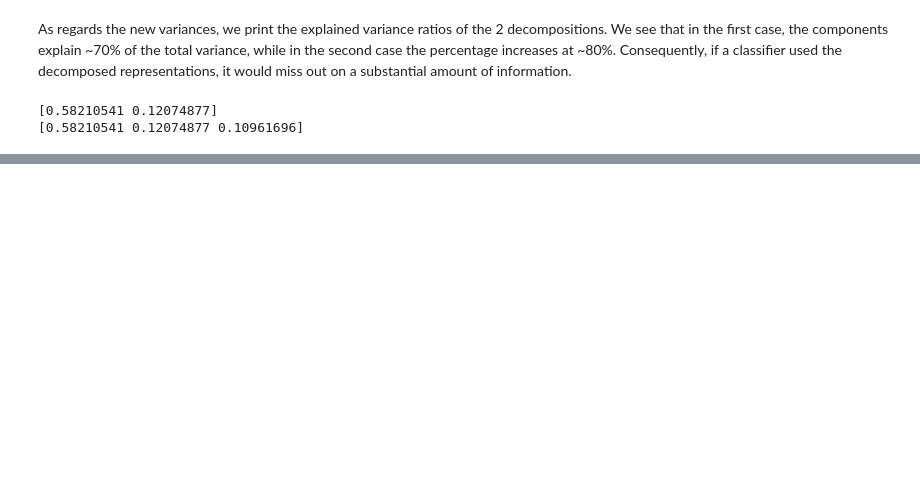
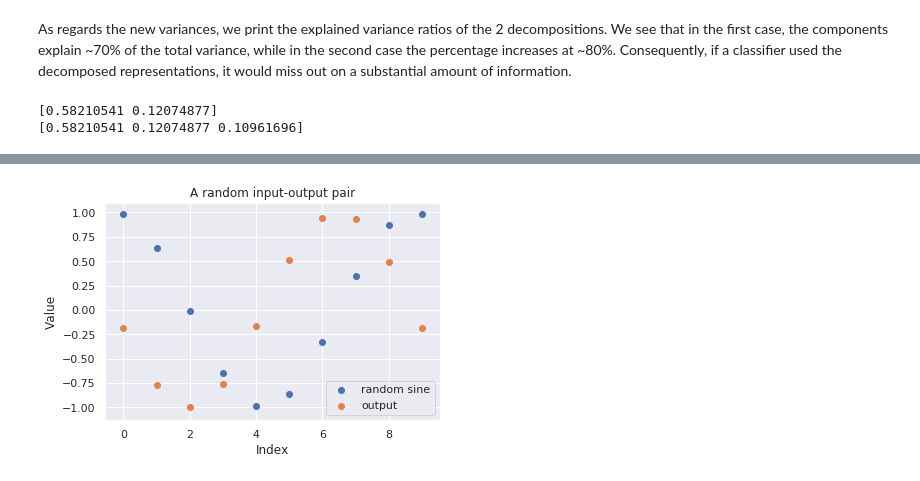
Before and after one commit to kotskon/patrec19, a Jupyter notebook: labTwo/lab2Report.ipynb, the cells around one changed output, grey strips where cells are left out. Saved outputs shown, nothing was run; the diff lists cells and outputs as text; code cells hidden in the pictures; blank space fills up the shorter version.

```diff
--- a/labTwo/lab2Report.ipynb
+++ b/labTwo/lab2Report.ipynb
@@ -409,0 +485,14 @@ print (pca_obj_2.explained_variance_ratio_)
+# %%
+X, y = tool.sinData (40, 100, 10, 1)
+t = np.arange (10)
+idx = np.random.randint (0, 100)
+fig = plt.figure ()
+plt.scatter (t, X[idx, :], label = 'random sine')
+plt.scatter (t, y[idx, :], label = 'output')
+plt.xlabel ('Index')
+plt.ylabel ('Value')
+plt.title ('A random input-output pair')
+plt.legend (loc = 'best')
+plt.show ()
+# %% [output]
+[figure, added]
```
Also changed, not shown: parts of 16 cells of this notebook, 4 other files.
